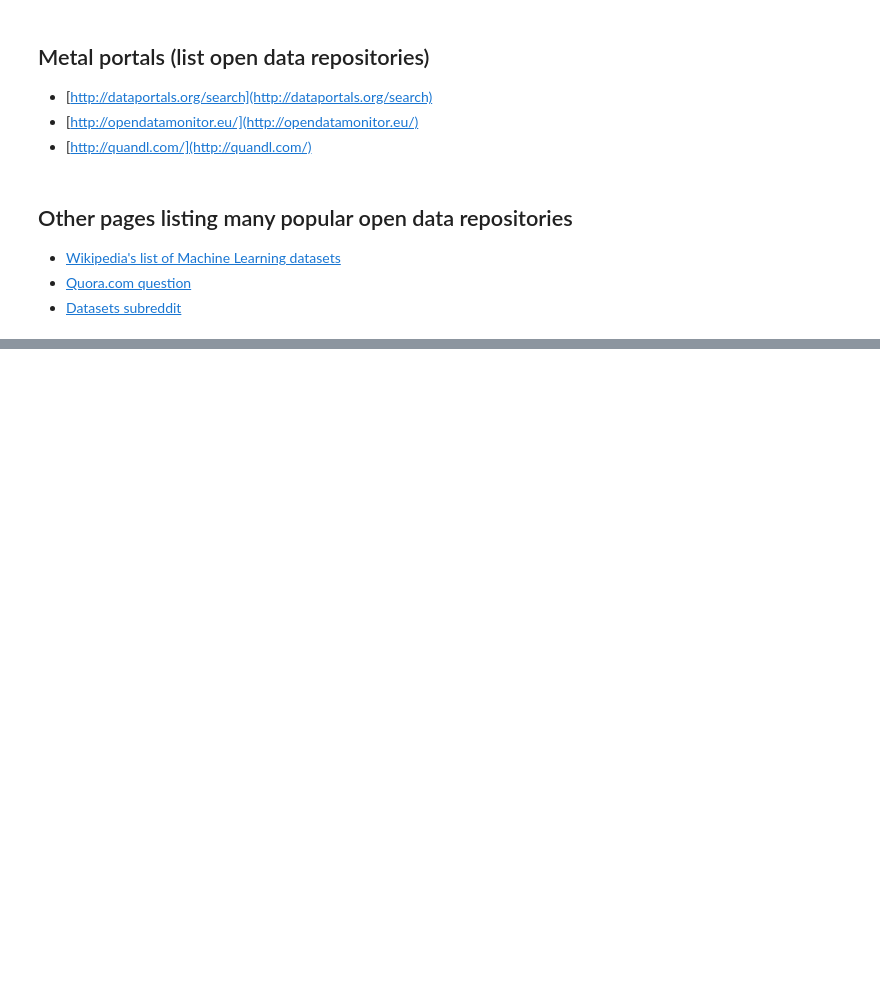
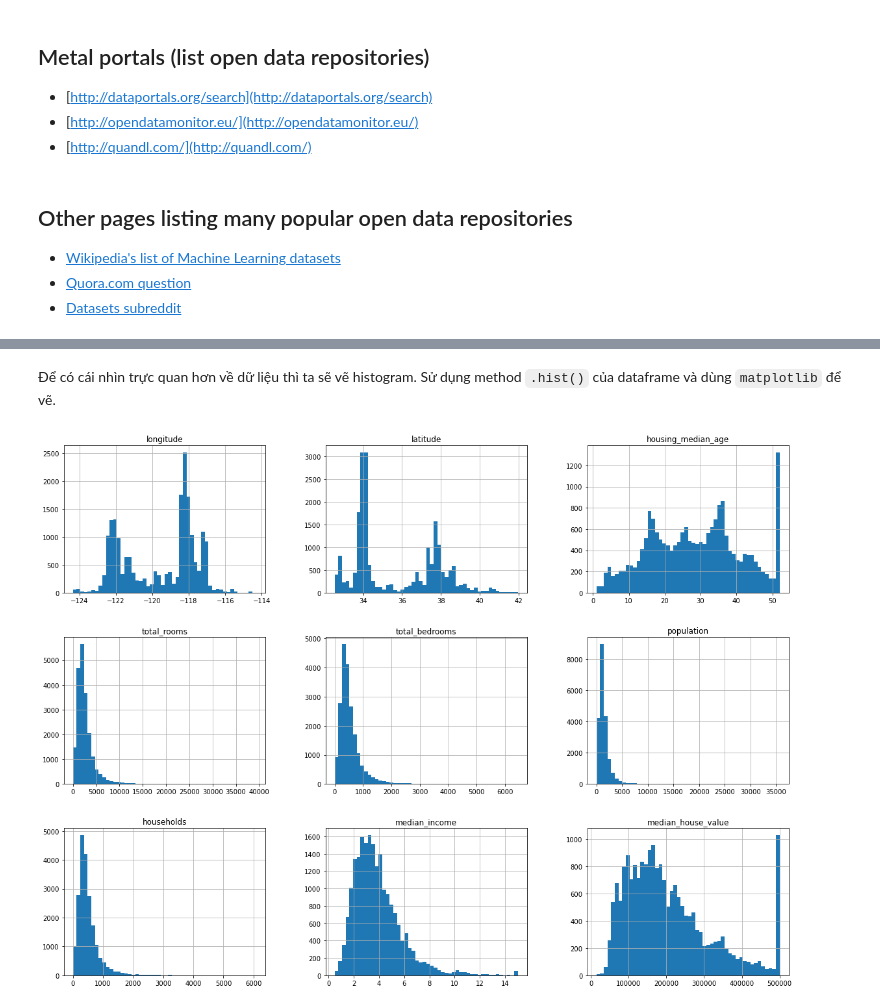
Before and after one commit to sonhm3029/Learning_ML_with_book, a Jupyter notebook: practice/hand_on_ml_with_sklearn_tensorflow/[Part1]_The_fundamentals_of_ML/chapter2.ipynb, the cells around one changed output, grey strips where cells are left out. Drawn from its saved outputs; the diff is of its cells as text; code cells hidden in the pictures; blank space fills up the shorter version.

Commit message:
Thêm [Part1]- [Chapter2] đến hết visualize data

```diff
--- a/practice/hand_on_ml_with_sklearn_tensorflow/[Part1]_The_fundamentals_of_ML/chapter2.ipynb
+++ b/practice/hand_on_ml_with_sklearn_tensorflow/[Part1]_The_fundamentals_of_ML/chapter2.ipynb
@@ -28,0 +63,29 @@ Xây dựng model `housing prices in California` sử dụng `California census
+# %%
+import os
+import tarfile
+import urllib
+import pandas as pd
+
+DOWNLOAD_ROOT = "https://raw.githubusercontent.com/ageron/handson-ml/master/"
+HOUSING_PATH = os.path.join("datasets", "housing")
+HOUSING_URL = DOWNLOAD_ROOT + "datasets/housing/housing.tgz"
+
+def fetch_housing_data(housing_url=HOUSING_URL, housing_path=HOUSING_PATH):
+    if not os.path.isdir(housing_path):
+        os.makedirs(housing_path)
+    tgz_path = os.path.join(housing_path, "housing.tgz")
+    urllib.request.urlretrieve(housing_url, tgz_path)
+    housing_tgz = tarfile.open(tgz_path)
+    housing_tgz.extractall(path=housing_path)
+    housing_tgz.close()
+
+
+def load_housing_data(housing_path=HOUSING_PATH):
+    csv_path = os.path.join(housing_path, "housing.csv")
+    return pd.read_csv(csv_path)
+# %%
+fetch_housing_data()
+
+housing_df = load_housing_data()
+
+housing_df.head(5)
@@ -28,0 +170,12 @@ Xây dựng model `housing prices in California` sử dụng `California census
+# %% [markdown]
+Để có cái nhìn trực quan hơn về dữ liệu thì ta sẽ vẽ histogram. Sử dụng method `.hist()` của dataframe và dùng `matplotlib` để vẽ.
+# %%
+import matplotlib
+import matplotlib.pyplot as plt
+#Only in a jupyter notebook
+%matplotlib inline
+
+housing_df.hist(bins=50, figsize=(20, 15))
+plt.show()
+# %% [output]
+[figure, added]
```
Also changed, not shown: parts of 59 cells of this notebook, 10 other files.
